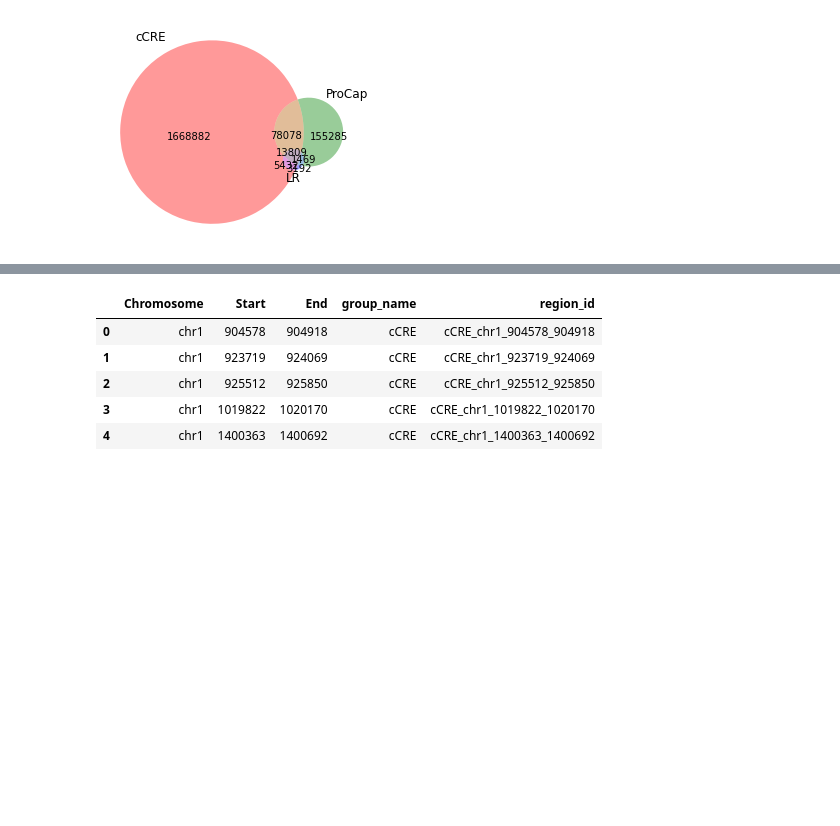
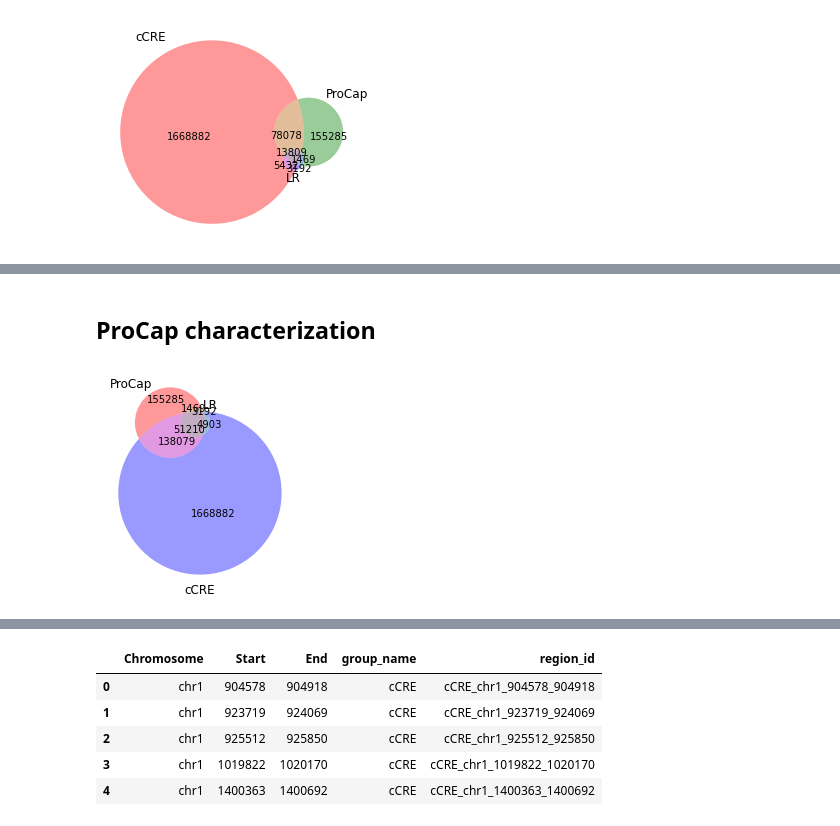
Before and after one commit to fairliereese/encode_promoters, a Jupyter notebook: 230905_intersect_dev.ipynb, the cells around one changed output, grey strips where cells are left out. Drawn from its saved outputs; the diff is of its cells as text; code cells hidden in the pictures; blank space fills up the shorter version.

```diff
--- a/230905_intersect_dev.ipynb
+++ b/230905_intersect_dev.ipynb
@@ -191,0 +413,2 @@ cCRE,ProCap,LR
+# %% [markdown]
+## ProCap characterization
@@ -191,0 +421,11 @@ cCRE,ProCap,LR
+# %%
+# what about genic vs. non-genic procap peaks?
+# what novelty types were the TSSs from LR associated with in each intersection?
+counts, int_beds = three_way_intersect(files_b,
+                        files_b_name,
+                        files_c,
+                        files_c_name,
+                        files_a,
+                        files_a_name)
+# %% [output]
+[figure, added]
```
Also changed, not shown: parts of 23 cells of this notebook, 1 other file.
